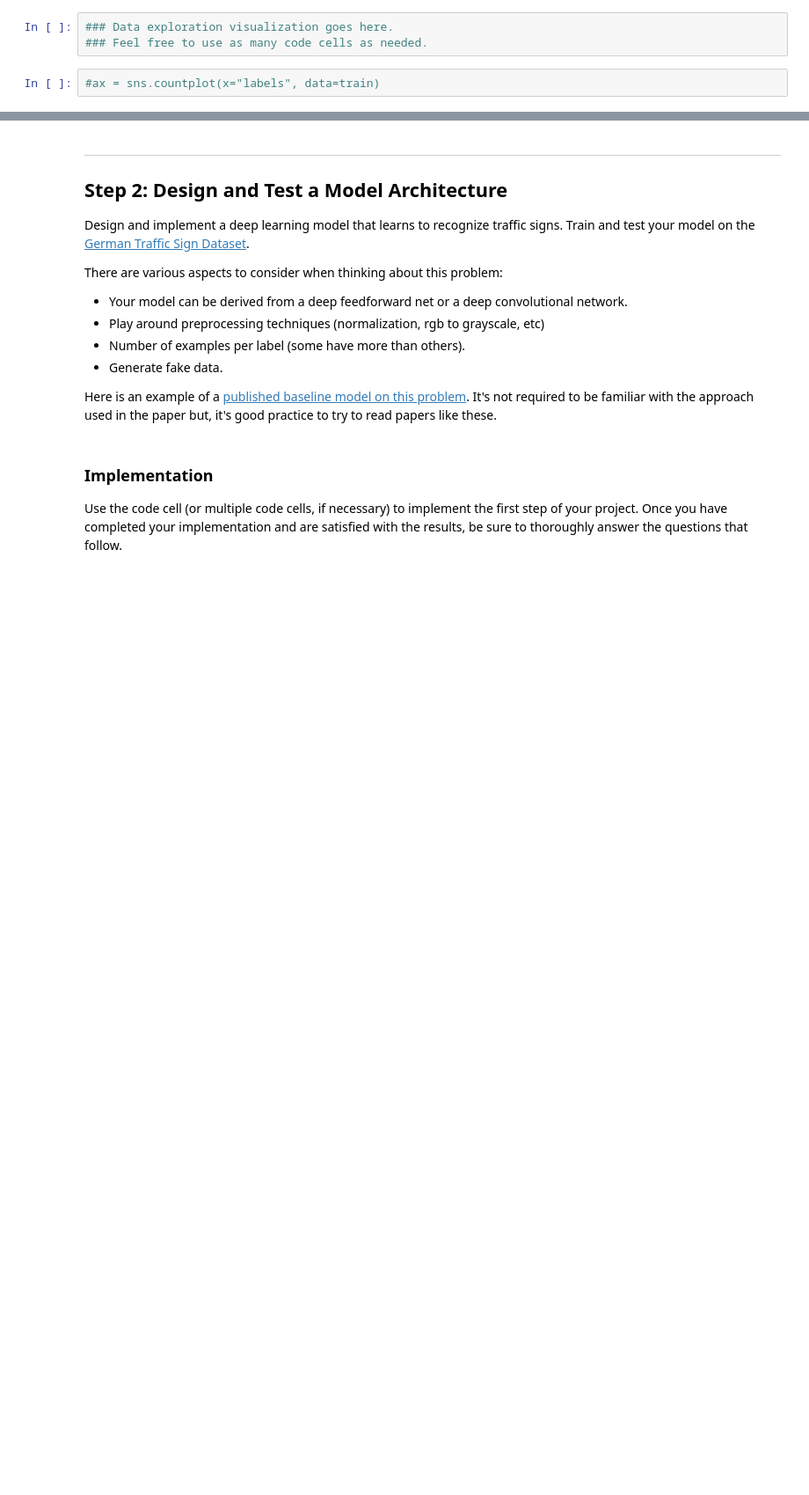
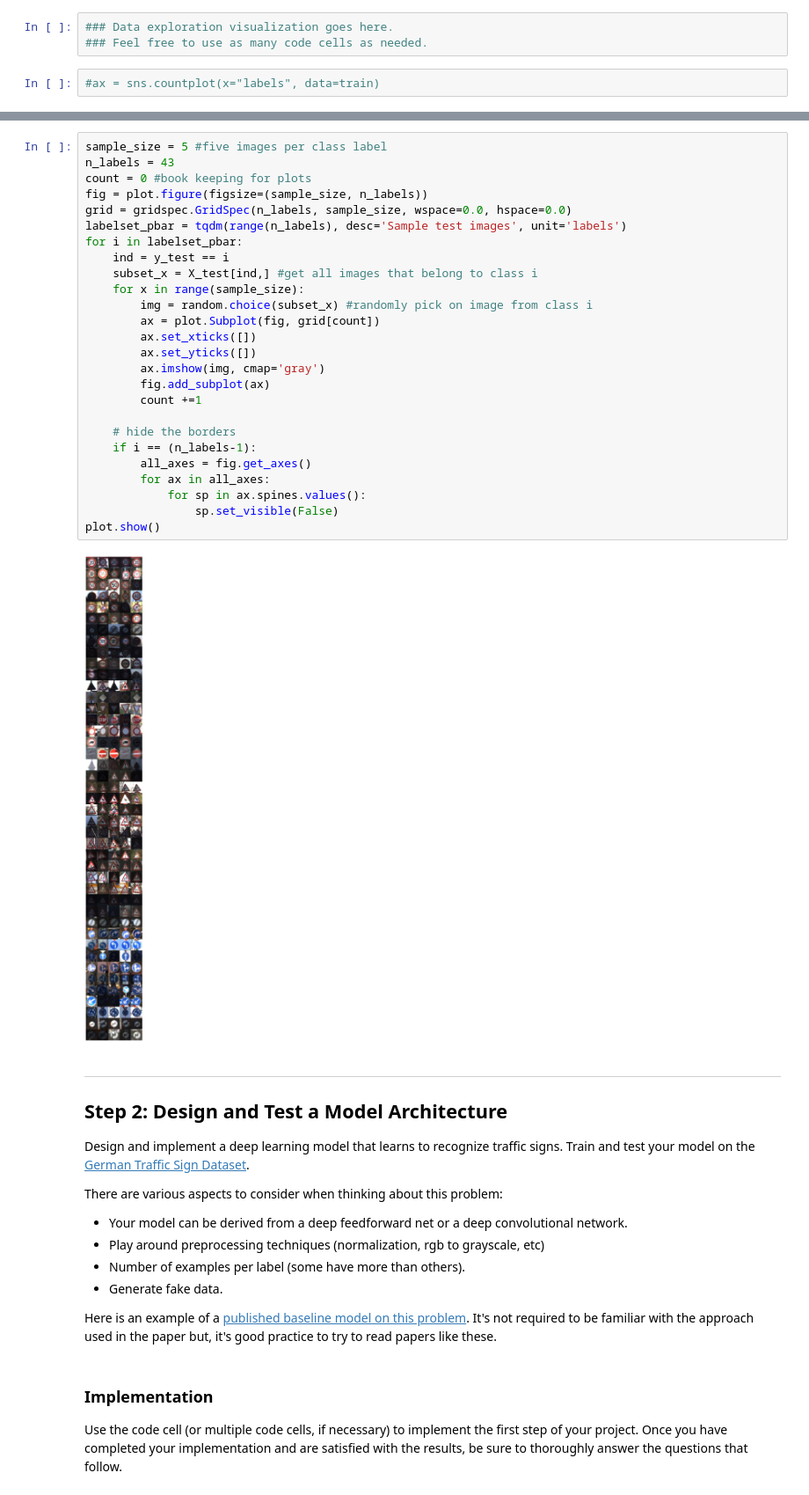
Before and after one commit to citlaligm/German-Traffic-Sign-Recognition, a Jupyter notebook: Traffic_Signs_Recognition.ipynb, the cells around one changed output, grey strips where cells are left out. Shown at 88% size. Drawn from its saved outputs; the diff is of its cells as text; blank space fills up the shorter version.

```diff
--- a/Traffic_Signs_Recognition.ipynb
+++ b/Traffic_Signs_Recognition.ipynb
@@ -121,3 +161,31 @@ def show_images(images):
+# %%
+sample_size = 5 #five images per class label
+n_labels = 43
+count = 0 #book keeping for plots
+fig = plot.figure(figsize=(sample_size, n_labels))
+grid = gridspec.GridSpec(n_labels, sample_size, wspace=0.0, hspace=0.0)
+labelset_pbar = tqdm(range(n_labels), desc='Sample test images', unit='labels')
+for i in labelset_pbar:
+    ind = y_test == i
+    subset_x = X_test[ind,] #get all images that belong to class i
+    for x in range(sample_size):
+        img = random.choice(subset_x) #randomly pick on image from class i
+        ax = plot.Subplot(fig, grid[count])
+        ax.set_xticks([])
+        ax.set_yticks([])
+        ax.imshow(img, cmap='gray')
+        fig.add_subplot(ax)
+        count +=1
+
+    # hide the borders
+    if i == (n_labels-1):
+        all_axes = fig.get_axes()
+        for ax in all_axes:
+            for sp in ax.spines.values():
+                sp.set_visible(False)
+plot.show()
+# %% [output]
+[figure, added]
 # %% [markdown]
 ----
 
```
Also changed, not shown: parts of 37 cells of this notebook.
